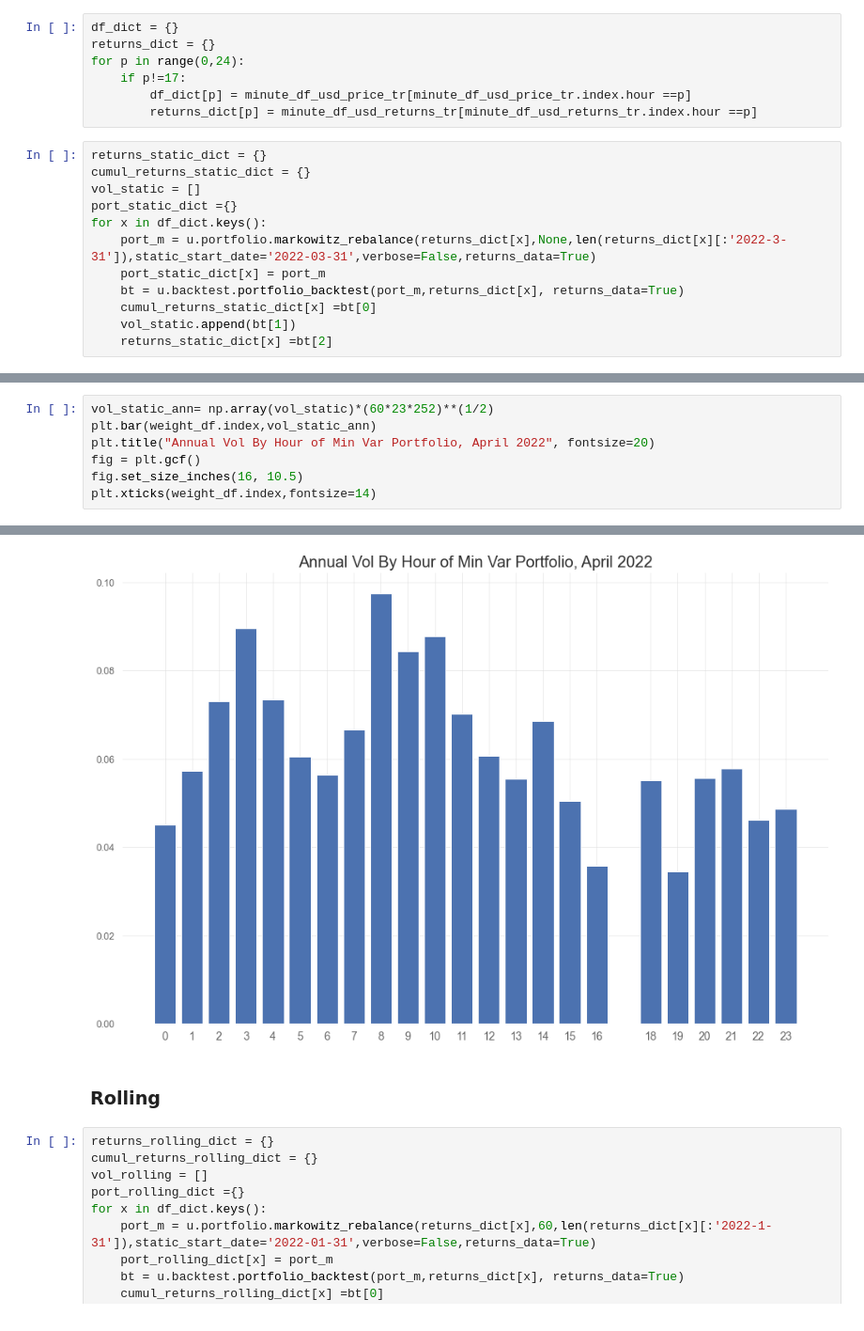
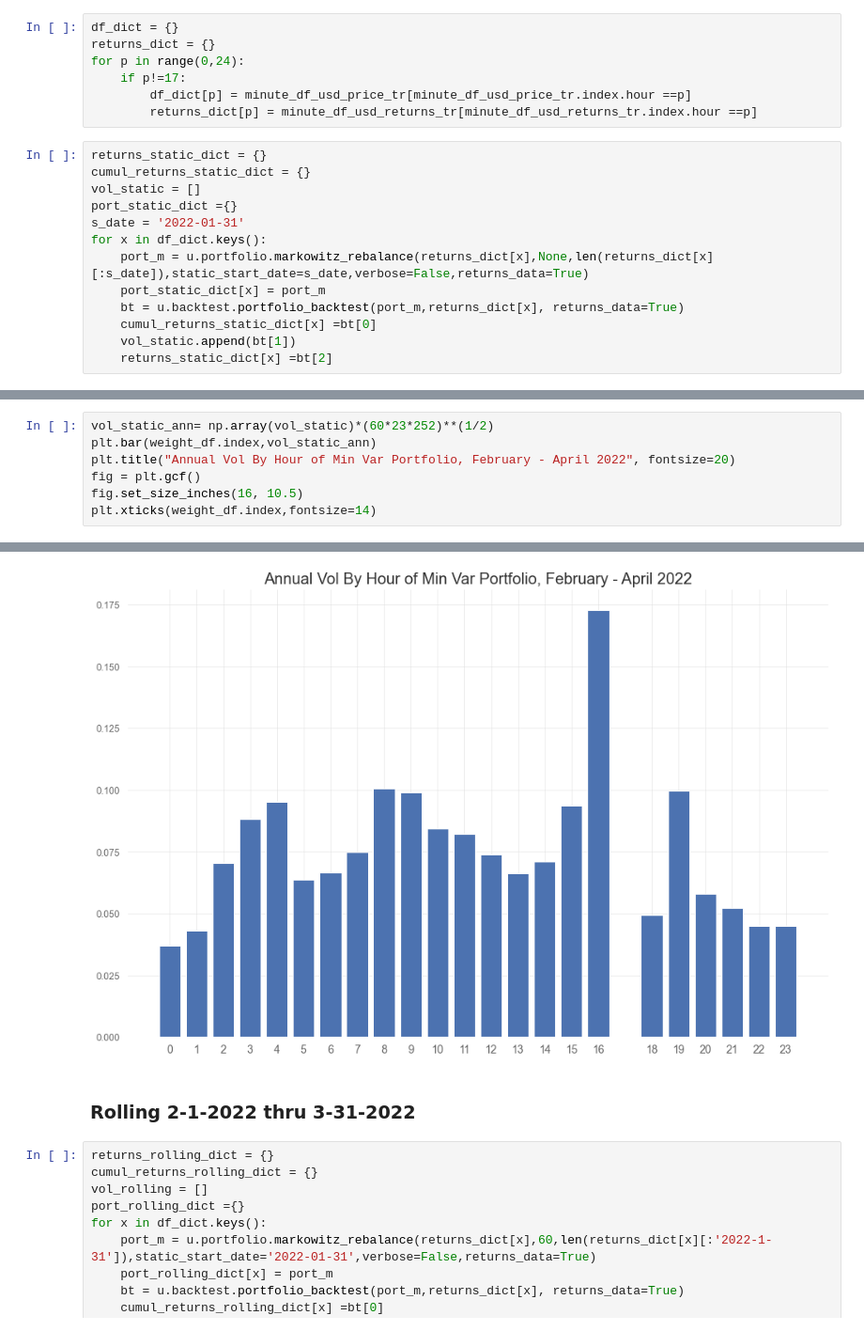
Before and after one commit to thEKurz/Reinforcment_Learning_FX, a Jupyter notebook: followthesun.ipynb, the cells around one changed output, grey strips where cells are left out. Shown at 94% size. Cells and saved outputs as stored; diff of their text form.

Commit message:
rolling variance of different time scales to double check data

```diff
--- a/followthesun.ipynb
+++ b/followthesun.ipynb
@@ -54,8 +57,9 @@ returns_static_dict = {}
 cumul_returns_static_dict = {}
 vol_static = []
 port_static_dict ={}
+s_date = '2022-01-31'
 for x in df_dict.keys():
-    port_m = u.portfolio.markowitz_rebalance(returns_dict[x],None,len(returns_dict[x][:'2022-3-31']),static_start_date='2022-03-31',verbose=False,returns_data=True)
+    port_m = u.portfolio.markowitz_rebalance(returns_dict[x],None,len(returns_dict[x][:s_date]),static_start_date=s_date,verbose=False,returns_data=True)
     port_static_dict[x] = port_m
     bt = u.backtest.portfolio_backtest(port_m,returns_dict[x], returns_data=True)
     cumul_returns_static_dict[x] =bt[0]
@@ -94,31 +98,31 @@ plt.xticks(fontsize=14)
 # %%
 vol_static_ann= np.array(vol_static)*(60*23*252)**(1/2)
 plt.bar(weight_df.index,vol_static_ann)
-plt.title("Annual Vol By Hour of Min Var Portfolio, April 2022", fontsize=20)
+plt.title("Annual Vol By Hour of Min Var Portfolio, February - April 2022", fontsize=20)
 fig = plt.gcf()
 fig.set_size_inches(16, 10.5)
 plt.xticks(weight_df.index,fontsize=14)
 # %% [output]
 ([<matplotlib.axis.XTick at 0x...>,
   <matplotlib.axis.XTick at 0x...>,
   <matplotlib.axis.XTick at 0x...>,
   <matplotlib.axis.XTick at 0x...>,
   <matplotlib.axis.XTick at 0x...>,
   <matplotlib.axis.XTick at 0x...>,
   <matplotlib.axis.XTick at 0x...>,
   <matplotlib.axis.XTick at 0x...>,
   <matplotlib.axis.XTick at 0x...>,
   <matplotlib.axis.XTick at 0x...>,
   <matplotlib.axis.XTick at 0x...>,
   <matplotlib.axis.XTick at 0x...>,
 ... (30 lines left out)
   Text(0, 0, ''),
   Text(0, 0, ''),
   Text(0, 0, ''),
   Text(0, 0, '')])
-[figure, old version]
+[figure, new version]
-# %% [markdown]
-### Rolling
+# %% [markdown]
+### Rolling 2-1-2022 thru 3-31-2022
 # %%
 returns_rolling_dict = {}
 cumul_returns_rolling_dict = {}
```
Also changed, not shown: parts of 12 cells of this notebook, 3 other files.
